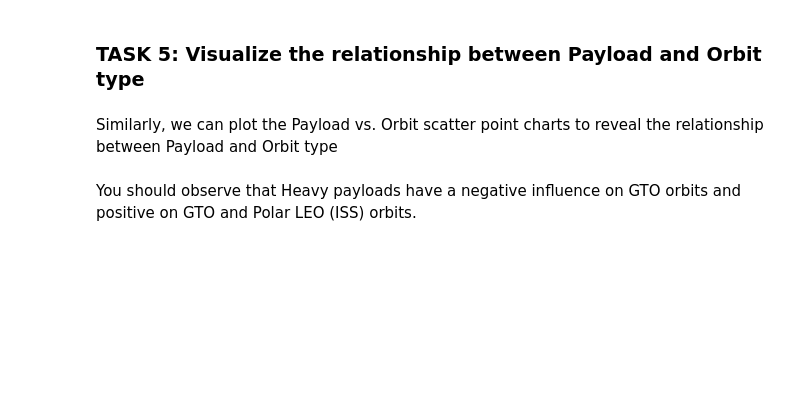
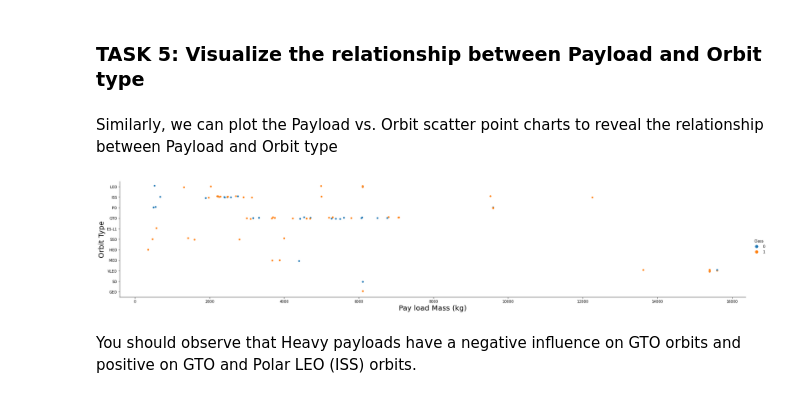
Before and after one commit to syntaxerror9/Coursera_Capstone, a Jupyter notebook: EDA-Week2-Visualisation.ipynb, the cells around one changed output. Drawn from its saved outputs; the diff is of its cells as text; code cells hidden in the pictures; blank space fills up the shorter version.

```diff
--- a/EDA-Week2-Visualisation.ipynb
+++ b/EDA-Week2-Visualisation.ipynb
@@ -143,9 +143,11 @@ Similarly, we can plot the Payload vs. Orbit scatter point charts to reveal the
 # %%
 # Plot a scatter point chart with x axis to be Payload and y axis to be the Orbit, and hue to be the class value
 sns.catplot(y="Orbit", x="PayloadMass", hue="Class", data=df, aspect = 5)
 plt.xlabel("Pay load Mass (kg)",fontsize=20)
-plt.ylabel("Pay load Mass (kg)",fontsize=20)
+plt.ylabel("Orbit Type",fontsize=20)
 plt.show()
+# %% [output]
+[figure, added]
 # %% [markdown]
 You should observe that Heavy payloads have a negative influence on GTO orbits and positive on GTO and Polar LEO (ISS) orbits.
 # %% [markdown]
```
Also changed, not shown: parts of 3 cells of this notebook.
